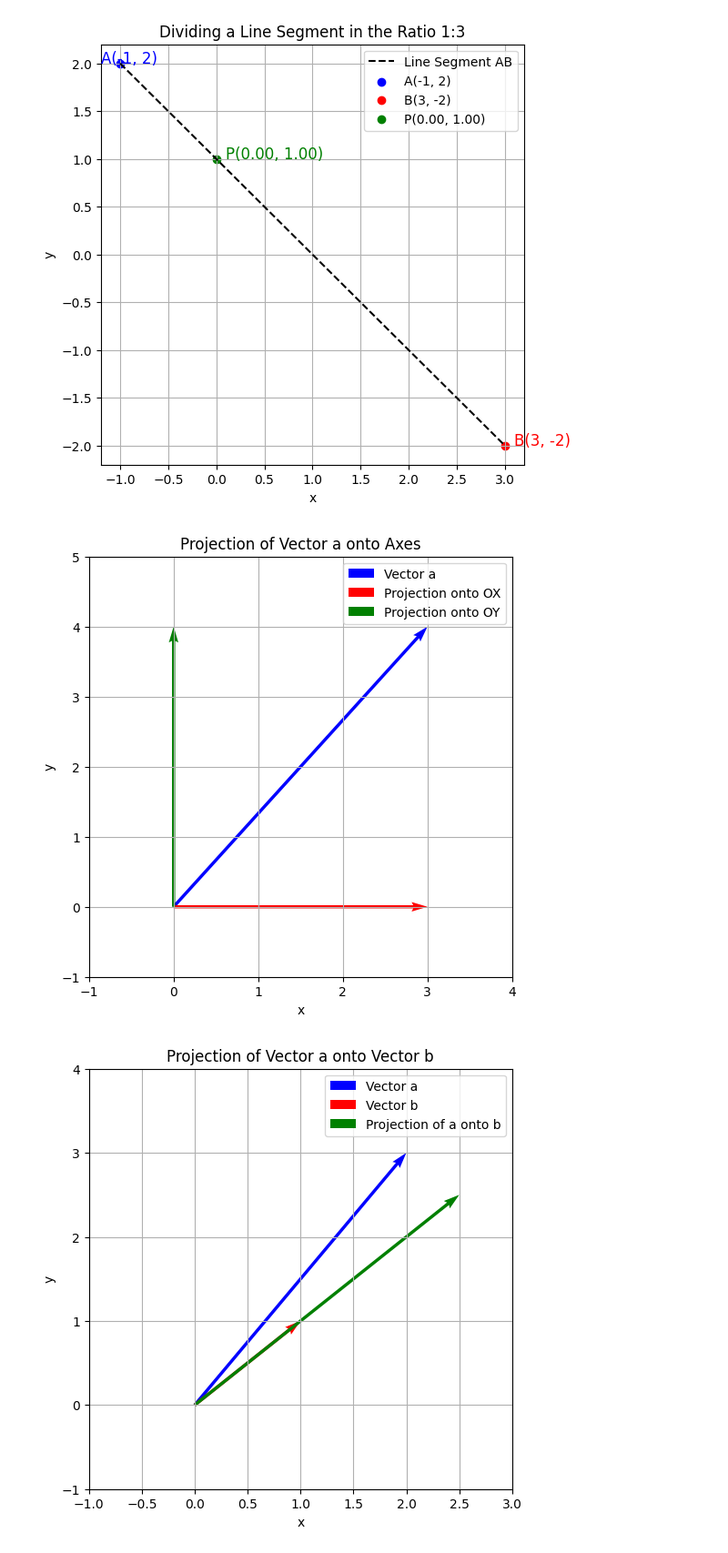
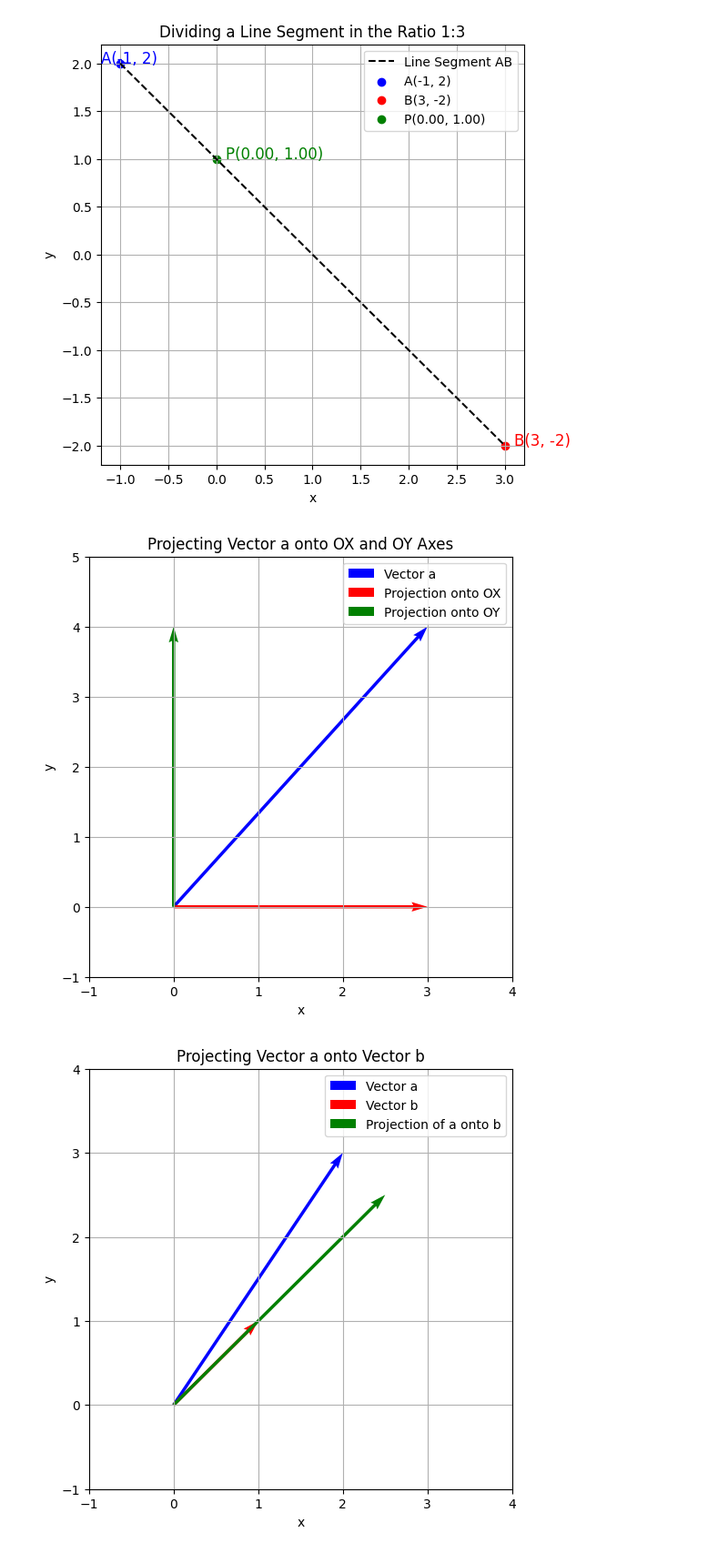
Before and after one commit to Lucjusz44/My-Math, a Jupyter notebook: la_vectors_projections.ipynb, the cells around one changed output. Shown: that part at 91% size. Cells and saved outputs as stored; diff of their text form; code cells hidden in the pictures.

```diff
--- a/la_vectors_projections.ipynb
+++ b/la_vectors_projections.ipynb
@@ -150,15 +148,14 @@ plt.show()
 import matplotlib.pyplot as plt
 import numpy as np
 
+# Vector a
 a = np.array([3, 4])
 
-# Projection onto OX axis
+# Projections onto OX and OY axes
 proj_OX = np.array([a[0], 0])
-
-# Projection onto OY axis
 proj_OY = np.array([0, a[1]])
 
-# Plotting
+# Plotting the graph
 plt.figure(figsize=(6, 6))
 plt.quiver(0, 0, a[0], a[1], angles='xy', scale_units='xy', scale=1, color='blue', label='Vector a')
 plt.quiver(0, 0, proj_OX[0], proj_OX[1], angles='xy', scale_units='xy', scale=1, color='red', label='Projection onto OX')
@@ -169,43 +166,44 @@ plt.ylim(-1, 5)
 plt.grid(True)
 plt.xlabel('x')
 plt.ylabel('y')
-plt.title('Projection of Vector a onto Axes')
+plt.title('Projecting Vector a onto OX and OY Axes')
 plt.legend()
-
 plt.show()
-
-#Explanation: We define vector a as a NumPy array.We calculate the projections onto the OX and OY axes. The projection onto OX is simply the x-component of a, and the projection onto OY is the y-component of a.We use plt.quiver to plot the vectors and their projections.
 # %% [output]
-[figure, old version]
+[figure, new version]
 # %%
 import matplotlib.pyplot as plt
 import numpy as np
 
+def project_vector(a, b):
+  """Projects vector a onto vector b."""
+  b_norm = np.linalg.norm(b)
+  proj = (np.dot(a, b) / b_norm**2) * b
+  return proj
+
+# Vectors a and b
 a = np.array([2, 3])
 b = np.array([1, 1])
 
-# Projection of a onto b
-proj_a_onto_b = (np.dot(a, b) / np.dot(b, b)) * b
+# Project a onto b
+proj_a_onto_b = project_vector(a, b)
 
-# Plotting
+# Plotting the graph
 plt.figure(figsize=(6, 6))
 plt.quiver(0, 0, a[0], a[1], angles='xy', scale_units='xy', scale=1, color='blue', label='Vector a')
 plt.quiver(0, 0, b[0], b[1], angles='xy', scale_units='xy', scale=1, color='red', label='Vector b')
 plt.quiver(0, 0, proj_a_onto_b[0], proj_a_onto_b[1], angles='xy', scale_units='xy', scale=1, color='green', label='Projection of a onto b')
 
-plt.xlim(-1, 3)
+plt.xlim(-1, 4)
 plt.ylim(-1, 4)
 plt.grid(True)
 plt.xlabel('x')
 plt.ylabel('y')
-plt.title('Projection of Vector a onto Vector b')
+plt.title('Projecting Vector a onto Vector b')
 plt.legend()
-
 plt.show()
-
-#Explanation:We define vectors a and b as NumPy arrays. We calculate the projection of a onto b using the formula: (a · b) / (b · b) * b. We plot the vectors and the projection using plt.quiver.
 # %% [output]
-[figure, old version]
+[figure, new version]
 # %%
 import matplotlib.pyplot as plt
 import numpy as np
```
Also changed, not shown: parts of 2 cells of this notebook.
